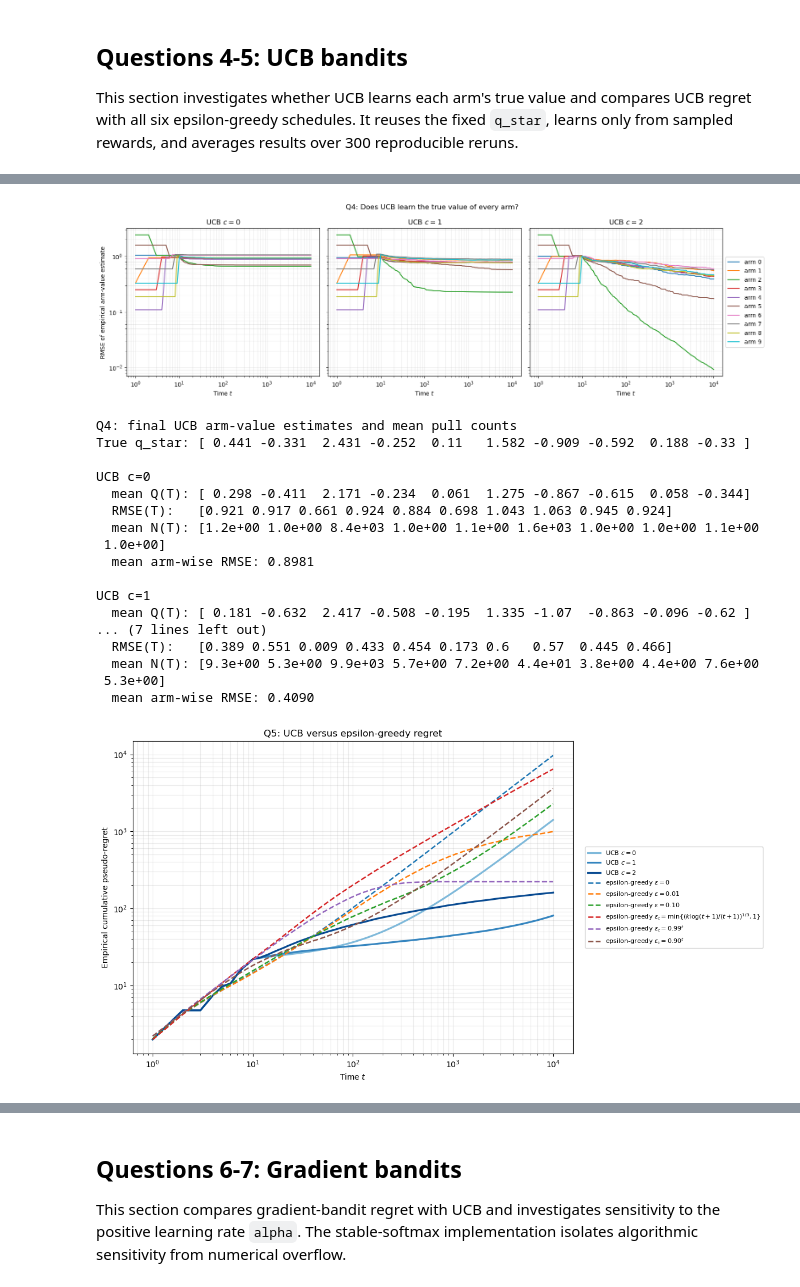
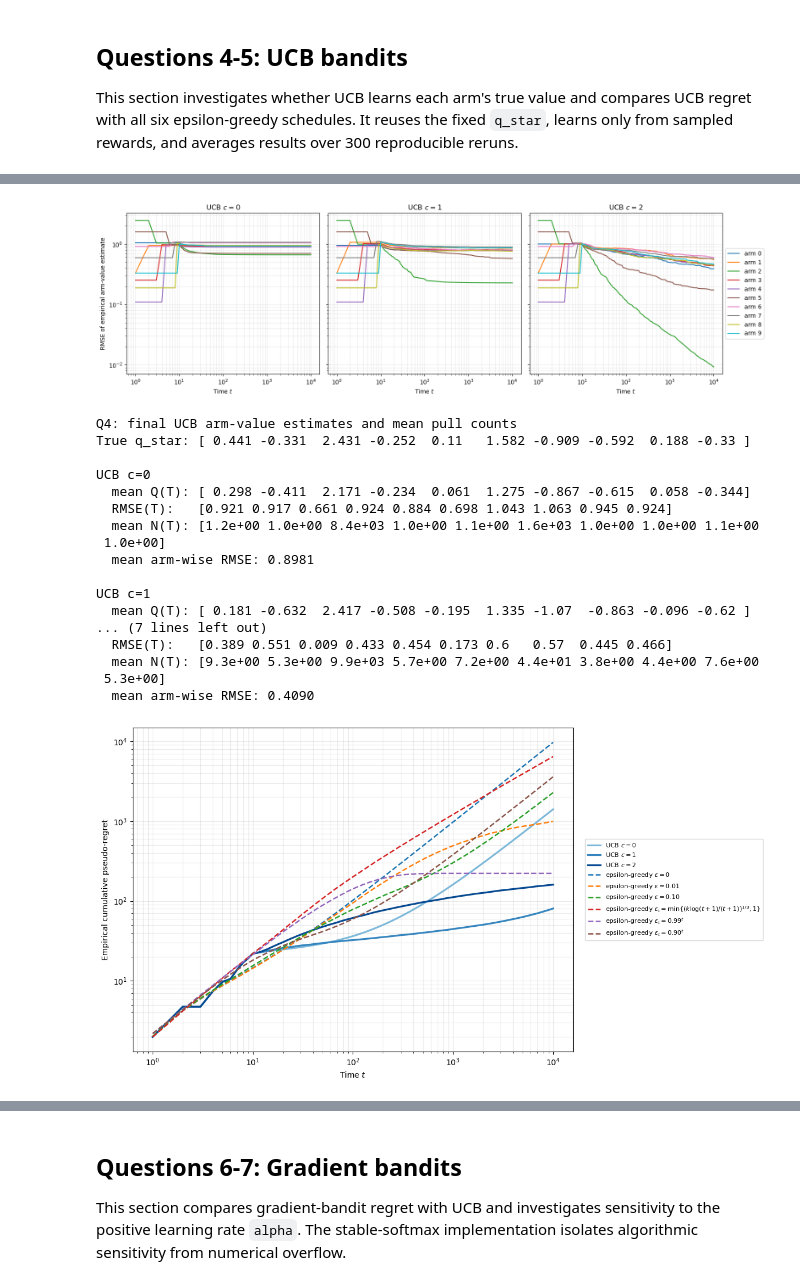
Before and after one commit to JamesCondos/Reinforcement_Learning_for_Engineers, a Jupyter notebook: WS1/Workshop_1_-_Multi-Armed_Bandits_fixed.ipynb, the cells around one changed output, grey strips where cells are left out. Drawn from its saved outputs; the diff is of its cells as text; code cells hidden in the pictures.

Commit message:
Add oral deck and refresh title-free bandit figures

```diff
--- a/WS1/Workshop_1_-_Multi-Armed_Bandits_fixed.ipynb
+++ b/WS1/Workshop_1_-_Multi-Armed_Bandits_fixed.ipynb
@@ -714,7 +702,6 @@ for ax,c in zip(axes,ucb_cs_q47):
     ax.grid(True,which='both',alpha=0.25)
 axes[0].set_ylabel('RMSE of empirical arm-value estimate')
 axes[-1].legend(loc='center left',bbox_to_anchor=(1,0.5),ncol=1)
-fig.suptitle('Q4: Does UCB learn the true value of every arm?')
 fig.tight_layout()
 plt.savefig('q4_ucb_arm_value_rmse.png',bbox_inches='tight')
 plt.show()
@@ -737,38 +724,40 @@ def final_summary_q47(samples):
     se=np.std(final,ddof=1)/np.sqrt(rerun_q47)
     return mean,mean/T_q47,mean-1.96*se,mean+1.96*se
 
 # Q5: put both algorithm families on the same axes for direct comparison.
 plt.figure(figsize=(12,6.5))
 ucb_colours=plt.cm.Blues(np.linspace(0.45,0.9,len(ucb_cs_q47)))
 epsilon_colours=plt.cm.tab10(np.arange(len(epsilon_labels_q47)))
 for colour,c in zip(ucb_colours,ucb_cs_q47):
     plt.loglog(plot_steps_q47,np.mean(ucb_results_q47[c]['regret'],axis=1),
                color=colour,linestyle='-',linewidth=2.3,label=f'UCB $c={c}$')
 for colour,label in zip(epsilon_colours,epsilon_labels_q47):
     plt.loglog(plot_steps_q47,np.mean(epsilon_results_q47[label],axis=1),
                color=colour,linestyle='--',linewidth=1.8,label='epsilon-greedy '+label)
 plt.xlabel('Time $t$')
 plt.ylabel('Empirical cumulative pseudo-regret')
-plt.title('Q5: UCB versus epsilon-greedy regret')
 plt.grid(True,which='both',alpha=0.25)
 plt.legend(loc='center left',bbox_to_anchor=(1.02,0.5),fontsize=8)
 plt.tight_layout()
 plt.savefig('q5_ucb_vs_epsilon_regret.png',bbox_inches='tight')
 plt.show()
 print('\nQ5: cumulative pseudo-regret at T=10000 (95% Monte Carlo CI)')
 for c in ucb_cs_q47:
     mean,rho,low,high=final_summary_q47(ucb_results_q47[c]['regret'])
     print(f'  UCB c={c:<3}: regret={mean:9.2f}, regret/T={rho:.5f}, CI=[{low:.2f},{high:.2f}]')
 for label in epsilon_labels_q47:
     mean,rho,low,high=final_summary_q47(epsilon_results_q47[label])
     print(f'  {label:<48}: regret={mean:9.2f}, regret/T={rho:.5f}, CI=[{low:.2f},{high:.2f}]')
 
 print('\nNumerical conclusions for Q4-Q5:')
-print('  Q4: exploratory UCB (c=1,2) progressively estimates every arm; c=0 does not.')
-print('  Q5: exploratory UCB has much lower regret than the tested epsilon-greedy')
-print('      policies on this instance, with c=1 giving the best finite-horizon regret.')
+print('  Q4: c=2 gives substantially better finite-horizon arm-value estimation;')
+print('      c=1 leaves several poor arms sparsely sampled at T=10000.')
+print('      If an exploratory UCB arm count stayed bounded, its growing log-time')
+print('      bonus would eventually force that arm to be revisited.')
+print('  Q5: exploratory UCB has much lower mean regret than the tested epsilon-greedy')
+print('      policies on this instance, with c=1 best in this finite experiment.')
 # %% [output]
-[figure, old version]
+[figure, new version]
 Q4: final UCB arm-value estimates and mean pull counts
 True q_star: [ 0.441 -0.331  2.431 -0.252  0.11   1.582 -0.909 -0.592  0.188 -0.33 ]
 
@@ -786,7 +775,7 @@ UCB c=1
   mean N(T): [9.3e+00 5.3e+00 9.9e+03 5.7e+00 7.2e+00 4.4e+01 3.8e+00 4.4e+00 7.6e+00
  5.3e+00]
   mean arm-wise RMSE: 0.4090
-[figure, old version]
+[figure, new version]
 Q5: cumulative pseudo-regret at T=10000 (95% Monte Carlo CI)
   UCB c=0  : regret=  1408.07, regret/T=0.14081, CI=[1052.99,1763.15]
   UCB c=1  : regret=    80.58, regret/T=0.00806, CI=[25.15,136.01]
```
Also changed, not shown: parts of 15 cells of this notebook, 38 other files.
